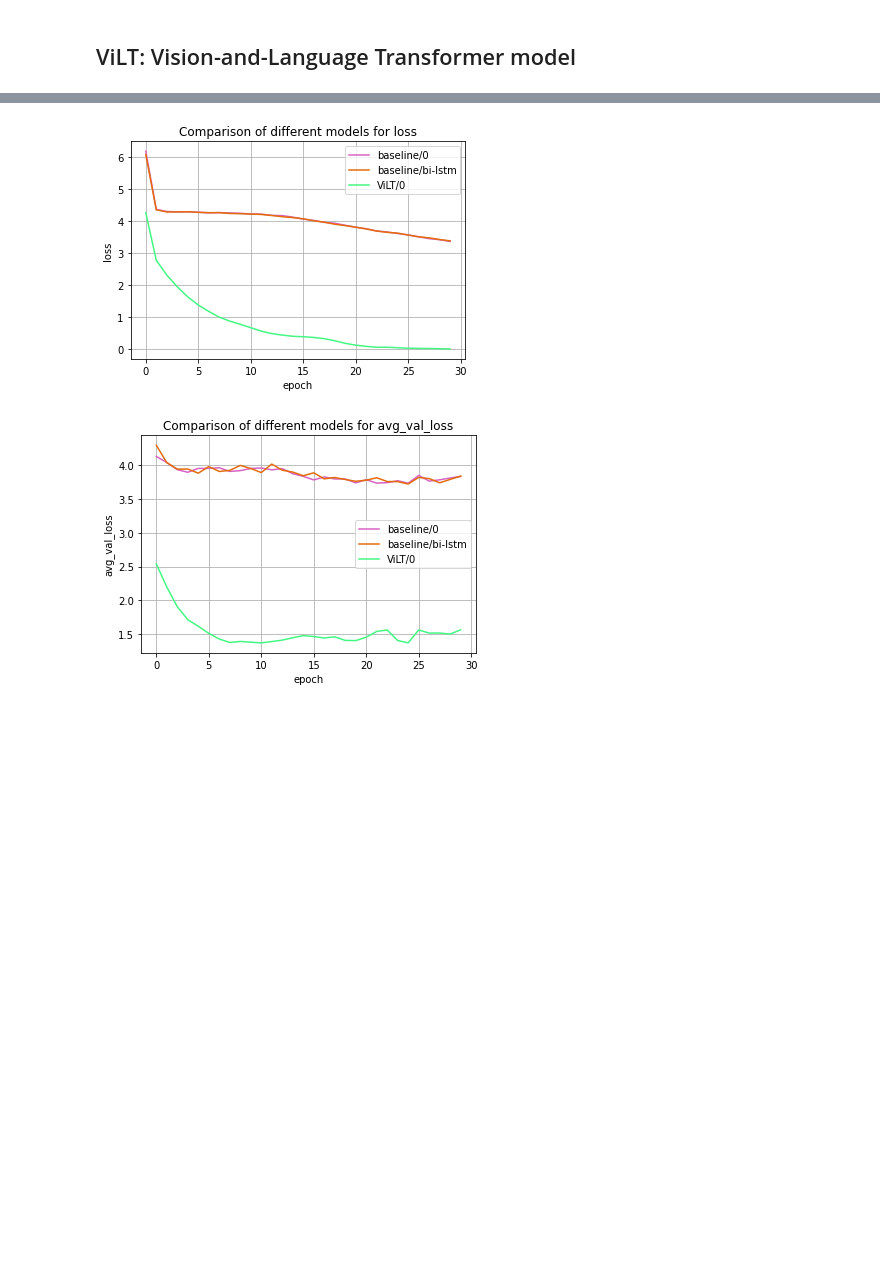
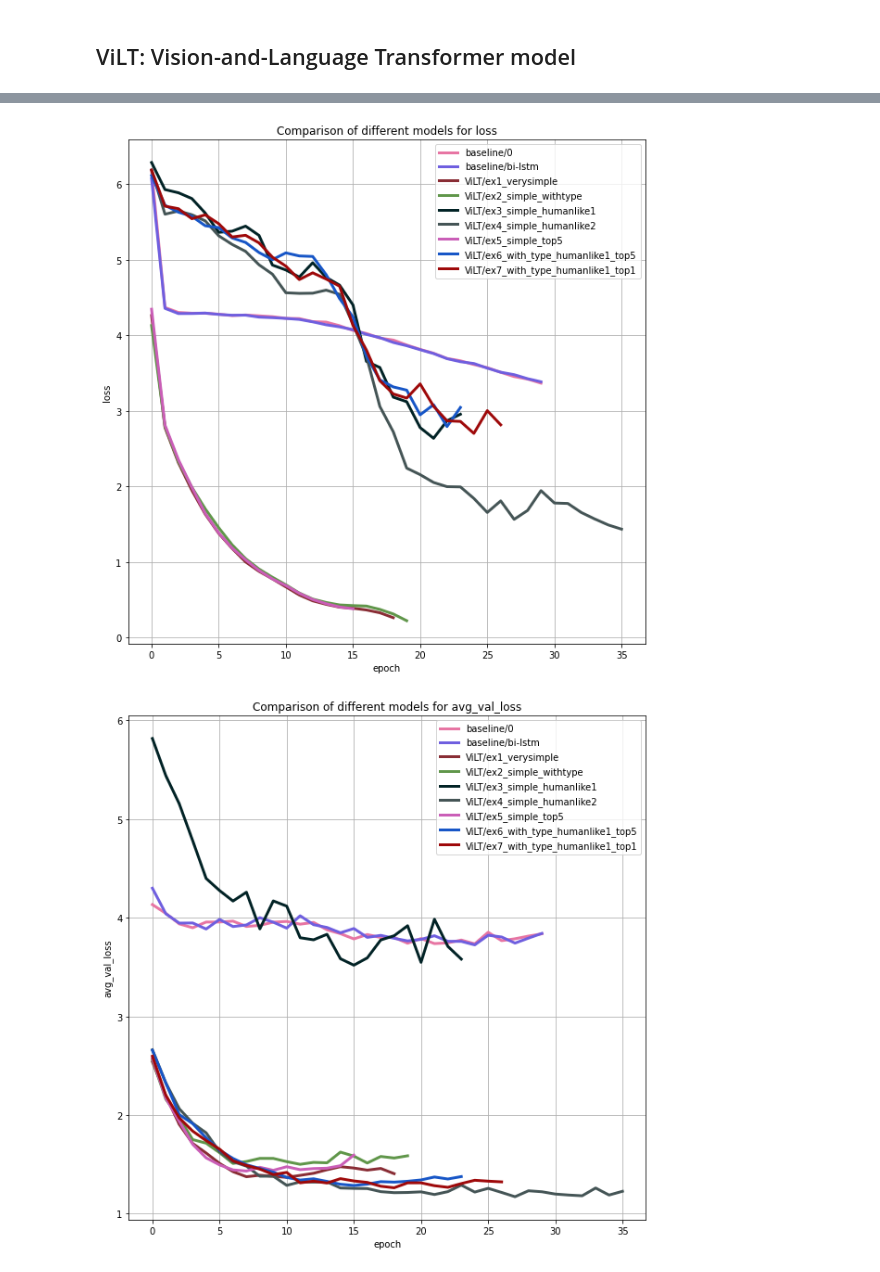
Before and after one commit to PatrizioPerugini/Visual_QA_deep_learning, a Jupyter notebook: Visual_QA_Coeus.ipynb, the cells around one changed output, grey strips where cells are left out. Drawn from its saved outputs; the diff is of its cells as text; code cells hidden in the pictures; blank space fills up the shorter version.

```diff
--- a/Visual_QA_Coeus.ipynb
+++ b/Visual_QA_Coeus.ipynb
@@ -589,10 +566,11 @@ def plot_multiple(metrics: List[str], models: List[str]):
         model_dict[model] = metric_dict
     colors = dict()
     for metric in metrics:
+        plt.figure(figsize=(10, 10))
         for model in model_dict:
             X=np.arange(len(model_dict[model][metric]))
             colors[model] = colors.get(model, [random.randrange(0, 255)/255, random.randrange(0, 255)/255, random.randrange(0, 255)/255, 1])
-            plt.plot(X, model_dict[model][metric], color=colors[model], label=model)
+            plt.plot(X, model_dict[model][metric], color=colors[model], label=model, lw = 3)
         plt.xlabel("epoch")
         plt.ylabel(metric)
         plt.title("Comparison of different models for "+metric)
@@ -1167,9 +1470,12 @@ PREDICTED ANSWER
 # %% [markdown]
 <img src='https://mistercode.it/wp-content/uploads/2022/05/to-do-g0a679a023_1280.png' width="200" height="100" > ALL THE EXPERIMENTS COLLECTED IN A TABLE AND DISCUSSION ABOUT THESE
 # %%
-models_name = ["baseline/0", "baseline/bi-lstm", "ViLT/0"]
+models_name = [
+    "baseline/0", "baseline/bi-lstm", "ViLT/ex1_verysimple",
+    "ViLT/ex2_simple_withtype", "ViLT/ex3_simple_humanlike1", "ViLT/ex4_simple_humanlike2",
+    "ViLT/ex5_simple_top5","ViLT/ex6_with_type_humanlike1_top5" ,"ViLT/ex7_with_type_humanlike1_top1"]
 metrics = ["loss", "avg_val_loss"]
 md = plot_multiple(metrics, models_name)
 # %% [output]
-[figure, old version]
+[figure, new version]
-[figure, old version]
+[figure, new version]
```
Also changed, not shown: parts of 28 cells of this notebook.
